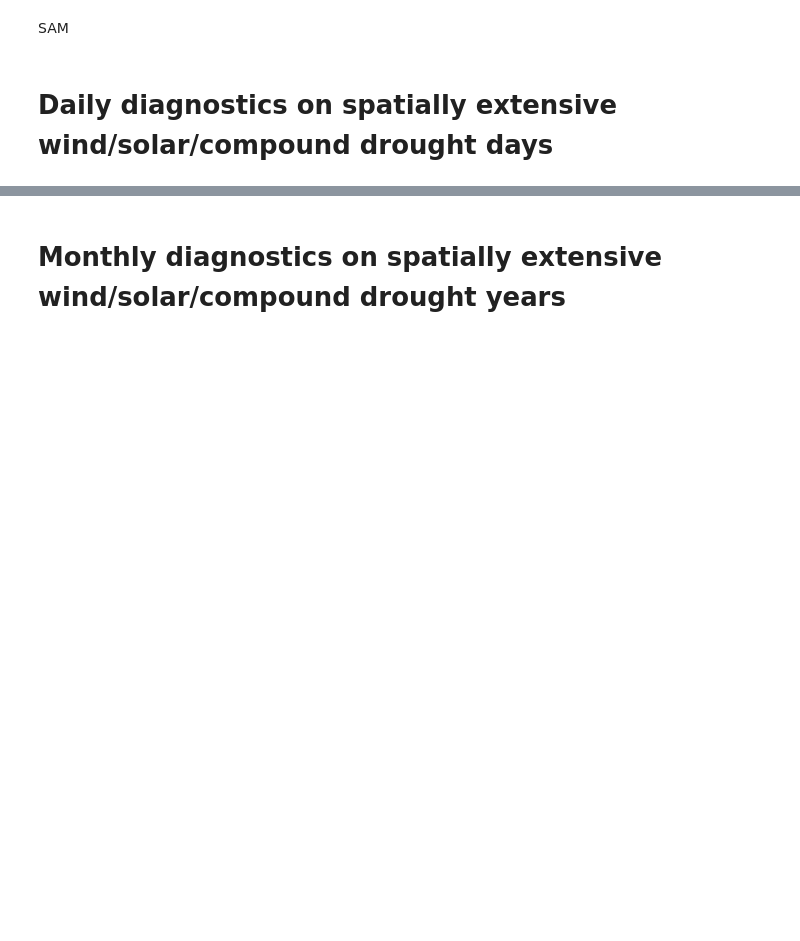
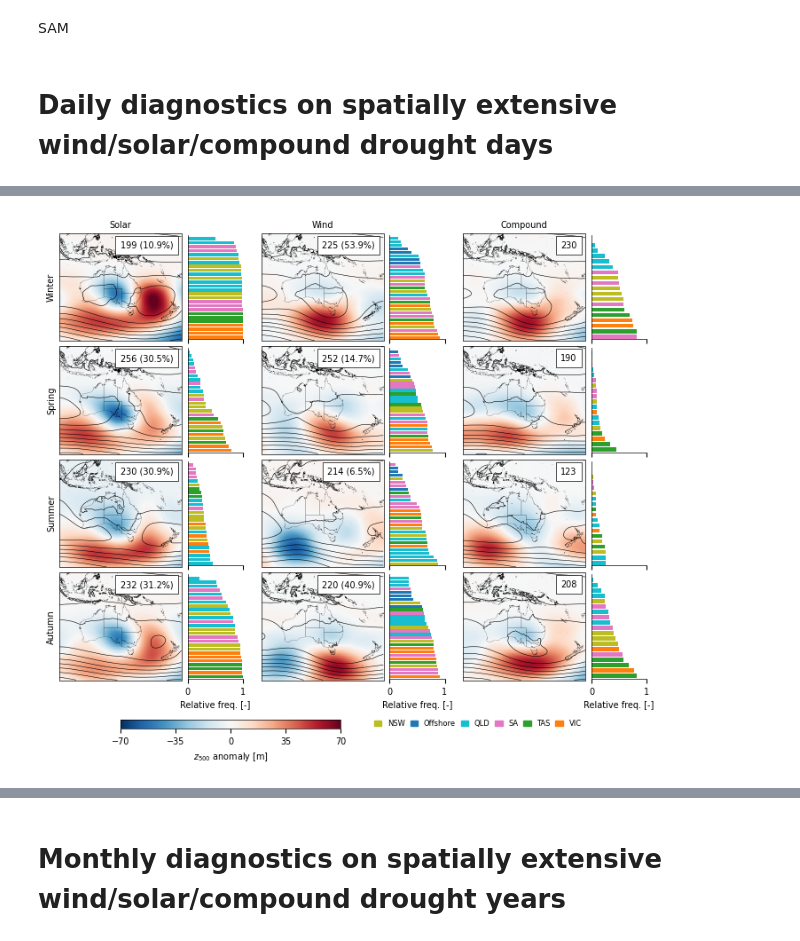
Before and after one commit to dougrichardson/Richardson_2023_energy, a Jupyter notebook: 2_drivers.ipynb, the cells around one changed output, grey strips where cells are left out. Cells and saved outputs as stored; diff of their text form; code cells hidden in the pictures; blank space fills up the shorter version.

```diff
--- a/2_drivers.ipynb
+++ b/2_drivers.ipynb
@@ -249,7 +274,7 @@ def composite_data(event_da, diag_da, season, q, time_name='time'):
     years, events, n_events, diag = subset_on_events(event_da, diag_da, season, q, time_name)
     return years, n_events, diag.mean(time_name)
 # %%
-def get_plot_data(events_dict, diag1, diag2, thresh):
+def get_plot_data(events_dict, diag1, diag2, diag1_name, diag2_name, thresh):
     """
     Compute the data needed for plotting and save to a dictionary.
     We do this so we can tweak the figure without needed to process
@@ -257,6 +282,7 @@ def get_plot_data(events_dict, diag1, diag2, thresh):
 
     events_dict: dictionary with events for each energy type
     diag1, diag2: dataarrays of diagnostic variables
+    diag1_name, diag2_name: str. names of diag vars for dict.
     thresh: threshold used to define 'spatially extensive' events.
     """
     plot_dict = {}
@@ -267,22 +293,22 @@ def get_plot_data(events_dict, diag1, diag2, thresh):
         for name, var in zip(events_dict.keys(), events_dict.values()):
             plot_dict[season][name] = {}
 
-            years, n_events, p_z = composite_data(
+            years, n_events, p_1 = composite_data(
                 var,
                 diag1,
                 season,
                 thresh
             )
 
-            _, _, p_mslp = composite_data(
+            _, _, p_2 = composite_data(
                 var,
                 diag2,
                 season,
                 thresh
             )
 
-            plot_dict[season][name]['z'] = p_z.compute()
-            plot_dict[season][name]['mslp'] = p_mslp.compute()
+            plot_dict[season][name][diag1_name] = p_1.compute()
+            plot_dict[season][name][diag2_name] = p_2.compute()
             plot_dict[season][name]['n_events'] = n_events
 
     return plot_dict
@@ -347,10 +373,12 @@ daily_simul_dict = {
     'Compound': simul_100w_mssrd
 }
 # %%
-# Plotting data
+# Plotting data - Z500 and MSLP
 daily_plot_dict = get_plot_data(
     daily_simul_dict,
     daily_z500_anoms,
     daily_mslp,
+    'z',
+    'mslp',
     thresh_spatial
 )
@@ -535,0 +581,8 @@ with plt.rc_context(plt_params):
+# %%
+plot_synoptics(
+    daily_plot_dict,
+    r'$z_{500}$ anomaly [m]',
+    np.arange(-70, 71, 35)
+)
+# %% [output]
+[figure, added]
```
Also changed, not shown: parts of 22 cells of this notebook, 1 other file.
